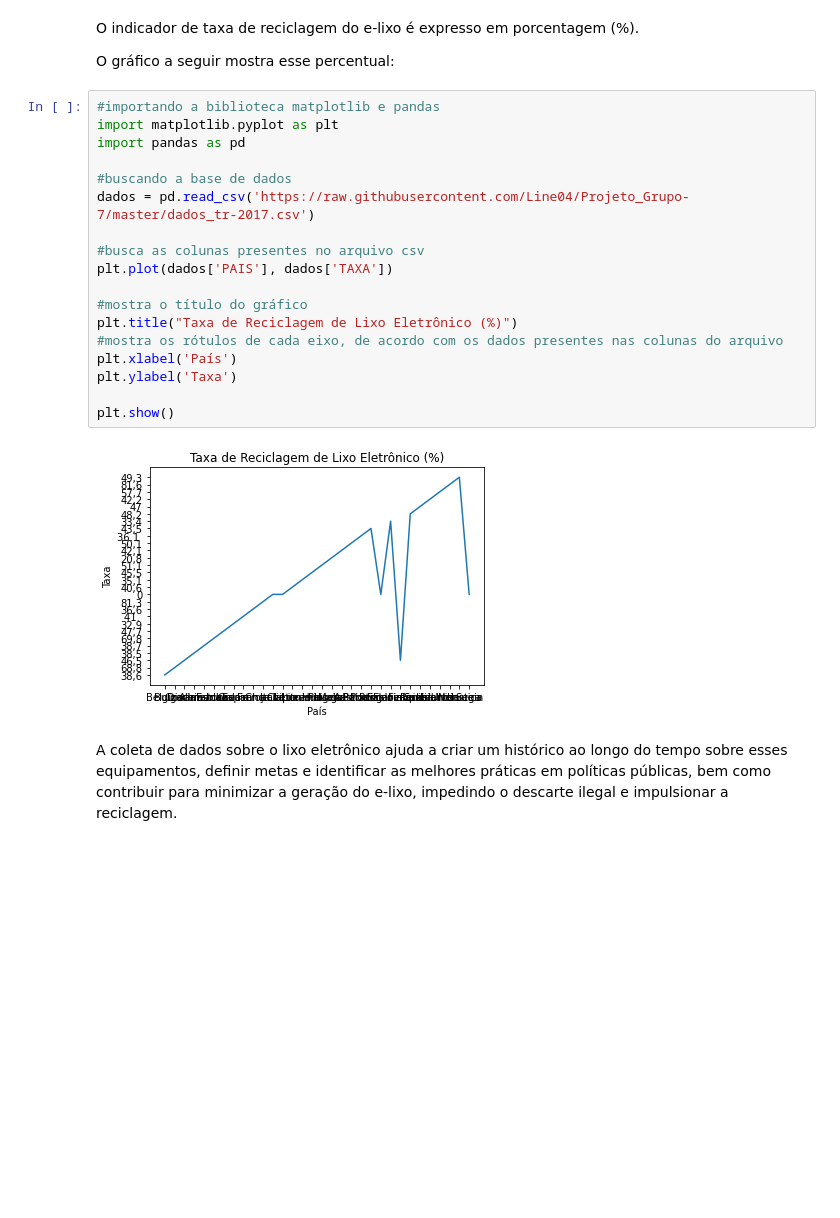
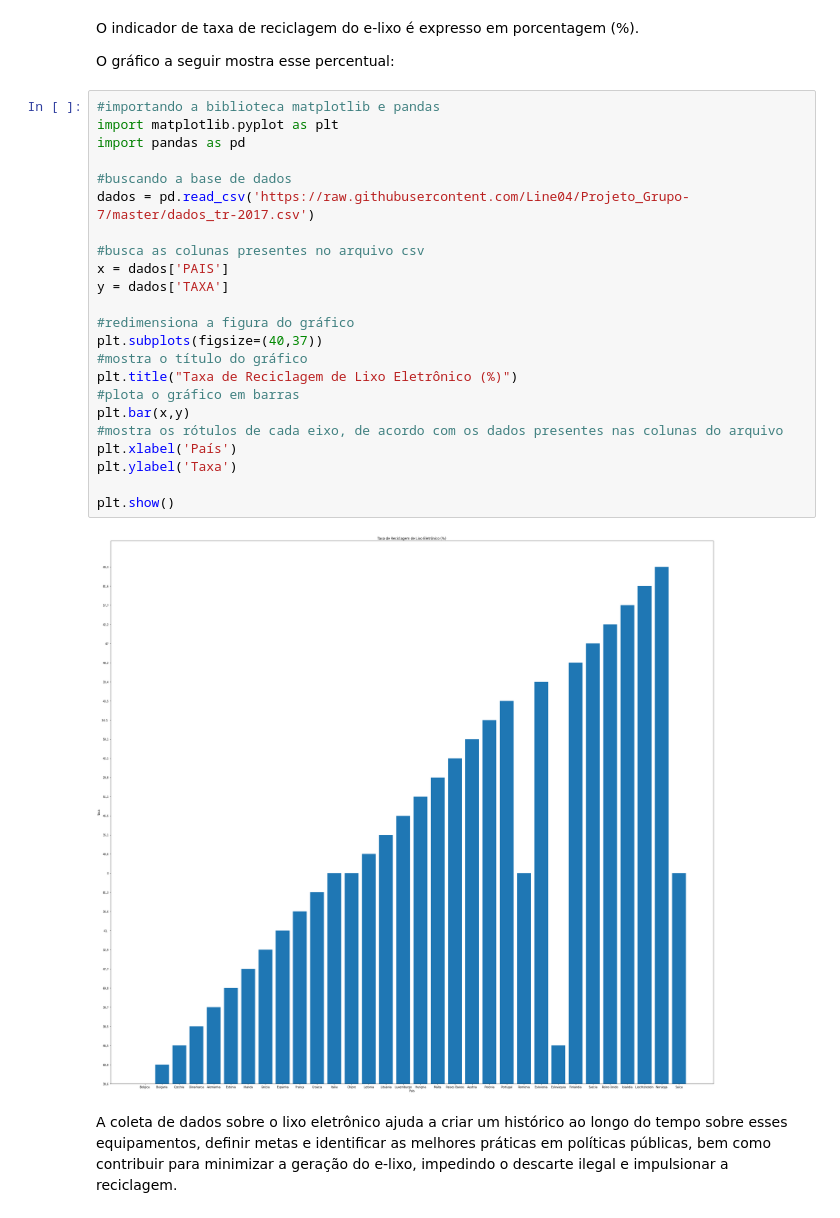
Before and after one commit to Line04/Projeto_Grupo-7, a Jupyter notebook: Projeto_GRUPO_7.ipynb, the cells around one changed output. Cells and saved outputs as stored; diff of their text form; blank space fills up the shorter version.

```diff
--- a/Projeto_GRUPO_7.ipynb
+++ b/Projeto_GRUPO_7.ipynb
@@ -39,23 +57,28 @@ O gráfico a seguir mostra esse percentual:
 # %%
 #importando a biblioteca matplotlib e pandas
 import matplotlib.pyplot as plt
 import pandas as pd
 
 #buscando a base de dados
 dados = pd.read_csv('https://raw.githubusercontent.com/Line04/Projeto_Grupo-7/master/dados_tr-2017.csv')
 
 #busca as colunas presentes no arquivo csv
-plt.plot(dados['PAIS'], dados['TAXA'])
+x = dados['PAIS']
+y = dados['TAXA']
 
+#redimensiona a figura do gráfico
+plt.subplots(figsize=(40,37))
 #mostra o título do gráfico
 plt.title("Taxa de Reciclagem de Lixo Eletrônico (%)")
+#plota o gráfico em barras
+plt.bar(x,y)
 #mostra os rótulos de cada eixo, de acordo com os dados presentes nas colunas do arquivo
 plt.xlabel('País')
 plt.ylabel('Taxa')
 
 plt.show()
 # %% [output]
-[figure, old version]
+[figure, new version]
 # %% [markdown]
 A coleta de dados sobre o lixo eletrônico ajuda a criar um histórico ao longo do tempo sobre esses equipamentos, definir metas e identificar as melhores práticas em políticas públicas, bem como contribuir para minimizar a geração do e-lixo, impedindo o descarte ilegal e impulsionar a reciclagem.
 # %% [markdown]
```
Also changed, not shown: parts of 1 cell of this notebook.
